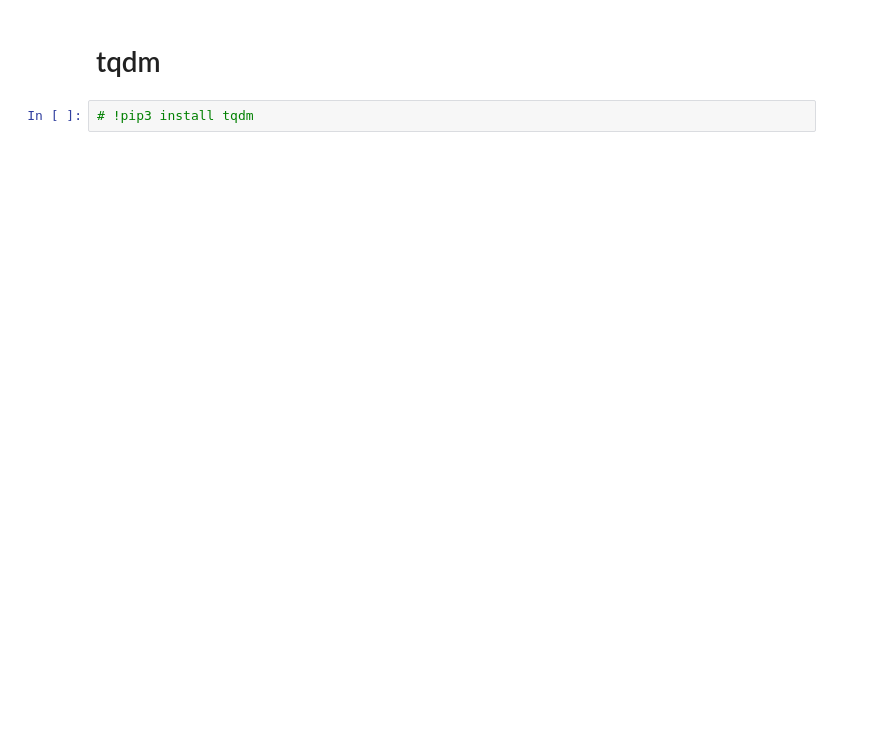
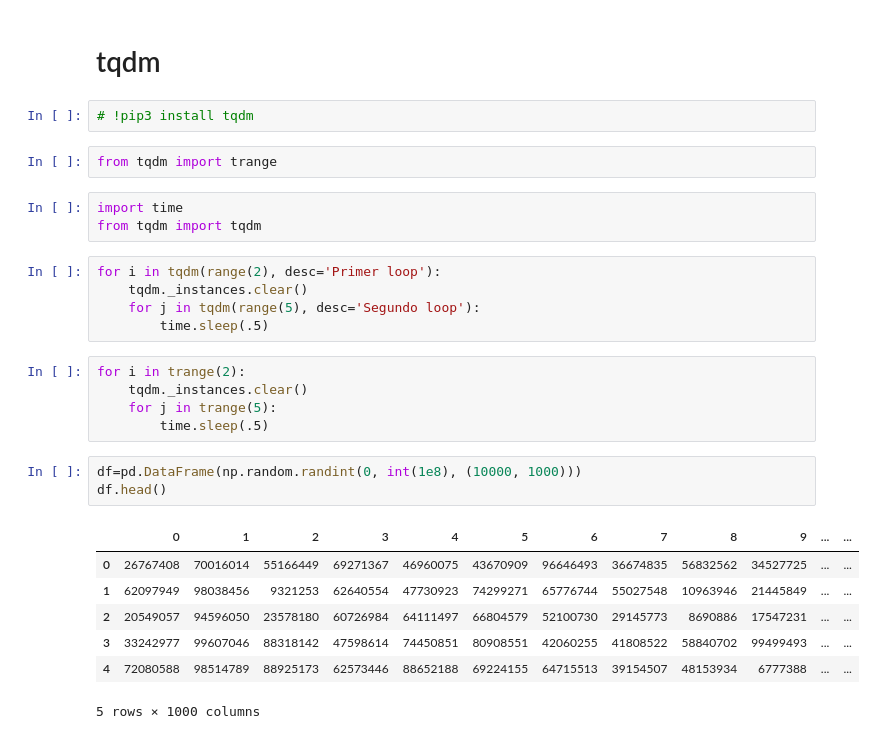
Before and after one commit to YonatanRA/rebootcamp, a Jupyter notebook: notebooks/w2_d4 - Multiprocessing, Paralelizacion.ipynb, the cells around one changed output. Cells and saved outputs as stored; diff of their text form; blank space fills up the shorter version.

```diff
--- a/notebooks/w2_d4 - Multiprocessing, Paralelizacion.ipynb
+++ b/notebooks/w2_d4 - Multiprocessing, Paralelizacion.ipynb
@@ -306,3 +373,29 @@ dask.visualize(media_delay, std_delay, filename='../images/std_dask.png')
 # tqdm
 # %%
 # !pip3 install tqdm
+# %%
+from tqdm import trange
+# %%
+import time
+from tqdm import tqdm
+# %%
+for i in tqdm(range(2), desc='Primer loop'):
+    tqdm._instances.clear()
+    for j in tqdm(range(5), desc='Segundo loop'):
+        time.sleep(.5)
+# %%
+for i in trange(2):
+    tqdm._instances.clear()
+    for j in trange(5):
+        time.sleep(.5)
+# %%
+df=pd.DataFrame(np.random.randint(0, int(1e8), (10000, 1000)))
+df.head()
+# %% [output]
+|  | 0 | 1 | 2 | 3 | 4 | 5 | 6 | 7 | 8 | 9 | ... | ... |
+| 0 | 26767408 | 70016014 | 55166449 | 69271367 | 46960075 | 43670909 | 96646493 | 36674835 | 56832562 | 34527725 | ... | ... |
+| 1 | 62097949 | 98038456 | 9321253 | 62640554 | 47730923 | 74299271 | 65776744 | 55027548 | 10963946 | 21445849 | ... | ... |
+| 2 | 20549057 | 94596050 | 23578180 | 60726984 | 64111497 | 66804579 | 52100730 | 29145773 | 8690886 | 17547231 | ... | ... |
+| 3 | 33242977 | 99607046 | 88318142 | 47598614 | 74450851 | 80908551 | 42060255 | 41808522 | 58840702 | 99499493 | ... | ... |
+| 4 | 72080588 | 98514789 | 88925173 | 62573446 | 88652188 | 69224155 | 64715513 | 39154507 | 48153934 | 6777388 | ... | ... |
+5 rows × 1000 columns
```
Also changed, not shown: parts of 16 cells of this notebook.
